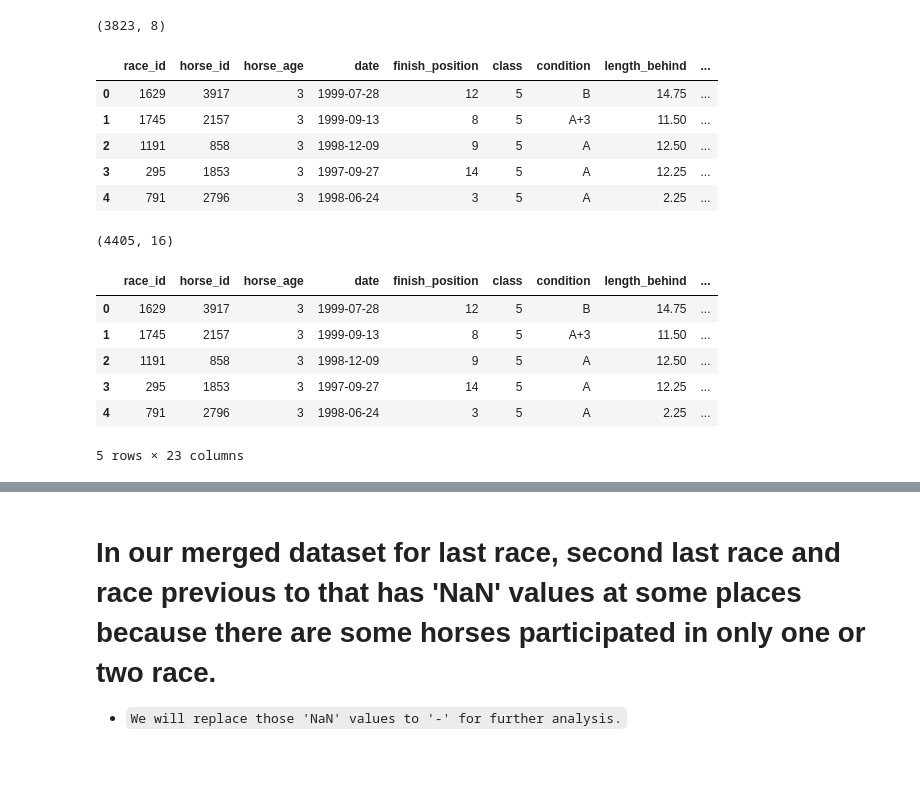
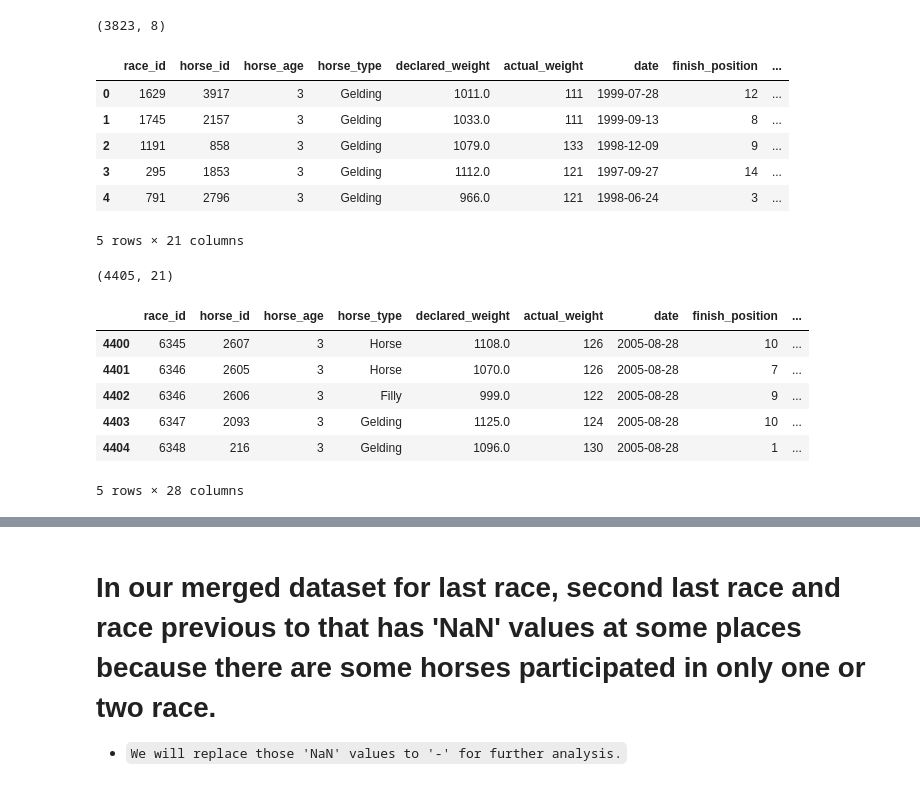
Before and after one commit to AmitMane1993/Machine-Learning-Projects, a Jupyter notebook: Horse_race_1.ipynb, the cells around one changed output, grey strips where cells are left out. Drawn from its saved outputs; the diff is of its cells as text; code cells hidden in the pictures.

```diff
--- a/Horse_race_1.ipynb
+++ b/Horse_race_1.ipynb
@@ -157,8 +229,8 @@ Name: date, Length: 79447, dtype: datetime64[ns]
 # %%
 final_df = pd.DataFrame()
 # %%
-final_df[['race_id','horse_id','horse_age','date','finish_position','class','condition','length_behind','finish_time']] = last_race[['race_id',\
-                 'horse_id','horse_age','date','result','race_class','config','lengths_behind','finish_time']]
+final_df[['race_id','horse_id','horse_age','horse_type','declared_weight','actual_weight','date','finish_position','class','condition','length_behind','finish_time','trainer_id','jockey_id']] = last_race[[\
+          'race_id','horse_id','horse_age','horse_type','declared_weight','actual_weight','date','result','race_class','config','lengths_behind','finish_time','trainer_id','jockey_id']]
 # %%
 final_df.head()
 # %% [output]
@@ -218,25 +328,26 @@ new_df = final_df.merge(final_df1,how='left',on='horse_id')
 # %%
 new_df.head()
 # %% [output]
-|  | race_id | horse_id | horse_age | date | finish_position | class | condition | length_behind | ... |
-| 0 | 1629 | 3917 | 3 | 1999-07-28 | 12 | 5 | B | 14.75 | ... |
-| 1 | 1745 | 2157 | 3 | 1999-09-13 | 8 | 5 | A+3 | 11.50 | ... |
-| 2 | 1191 | 858 | 3 | 1998-12-09 | 9 | 5 | A | 12.50 | ... |
-| 3 | 295 | 1853 | 3 | 1997-09-27 | 14 | 5 | A | 12.25 | ... |
-| 4 | 791 | 2796 | 3 | 1998-06-24 | 3 | 5 | A | 2.25 | ... |
+|  | race_id | horse_id | horse_age | horse_type | declared_weight | actual_weight | date | finish_position | ... |
+| 0 | 1629 | 3917 | 3 | Gelding | 1011.0 | 111 | 1999-07-28 | 12 | ... |
+| 1 | 1745 | 2157 | 3 | Gelding | 1033.0 | 111 | 1999-09-13 | 8 | ... |
+| 2 | 1191 | 858 | 3 | Gelding | 1079.0 | 133 | 1998-12-09 | 9 | ... |
+| 3 | 295 | 1853 | 3 | Gelding | 1112.0 | 121 | 1997-09-27 | 14 | ... |
+| 4 | 791 | 2796 | 3 | Gelding | 966.0 | 121 | 1998-06-24 | 3 | ... |
+5 rows × 21 columns
 # %%
 new_df.shape
 # %% [output]
-(4405, 16)
+(4405, 21)
 # %%
 horse_df = new_df.merge(final_df2,how='left',on='horse_id')
 # %%
-horse_df.head()
+horse_df.tail()
 # %% [output]
-|  | race_id | horse_id | horse_age | date | finish_position | class | condition | length_behind | ... |
-| 0 | 1629 | 3917 | 3 | 1999-07-28 | 12 | 5 | B | 14.75 | ... |
-| 1 | 1745 | 2157 | 3 | 1999-09-13 | 8 | 5 | A+3 | 11.50 | ... |
-| 2 | 1191 | 858 | 3 | 1998-12-09 | 9 | 5 | A | 12.50 | ... |
-| 3 | 295 | 1853 | 3 | 1997-09-27 | 14 | 5 | A | 12.25 | ... |
-| 4 | 791 | 2796 | 3 | 1998-06-24 | 3 | 5 | A | 2.25 | ... |
+|  | race_id | horse_id | horse_age | horse_type | declared_weight | actual_weight | date | finish_position | ... |
+| 4400 | 6345 | 2607 | 3 | Horse | 1108.0 | 126 | 2005-08-28 | 10 | ... |
+| 4401 | 6346 | 2605 | 3 | Horse | 1070.0 | 126 | 2005-08-28 | 7 | ... |
+| 4402 | 6346 | 2606 | 3 | Filly | 999.0 | 122 | 2005-08-28 | 9 | ... |
+| 4403 | 6347 | 2093 | 3 | Gelding | 1125.0 | 124 | 2005-08-28 | 10 | ... |
+| 4404 | 6348 | 216 | 3 | Gelding | 1096.0 | 130 | 2005-08-28 | 1 | ... |
-5 rows × 23 columns
+5 rows × 28 columns
```
Also changed, not shown: parts of 157 cells of this notebook.
